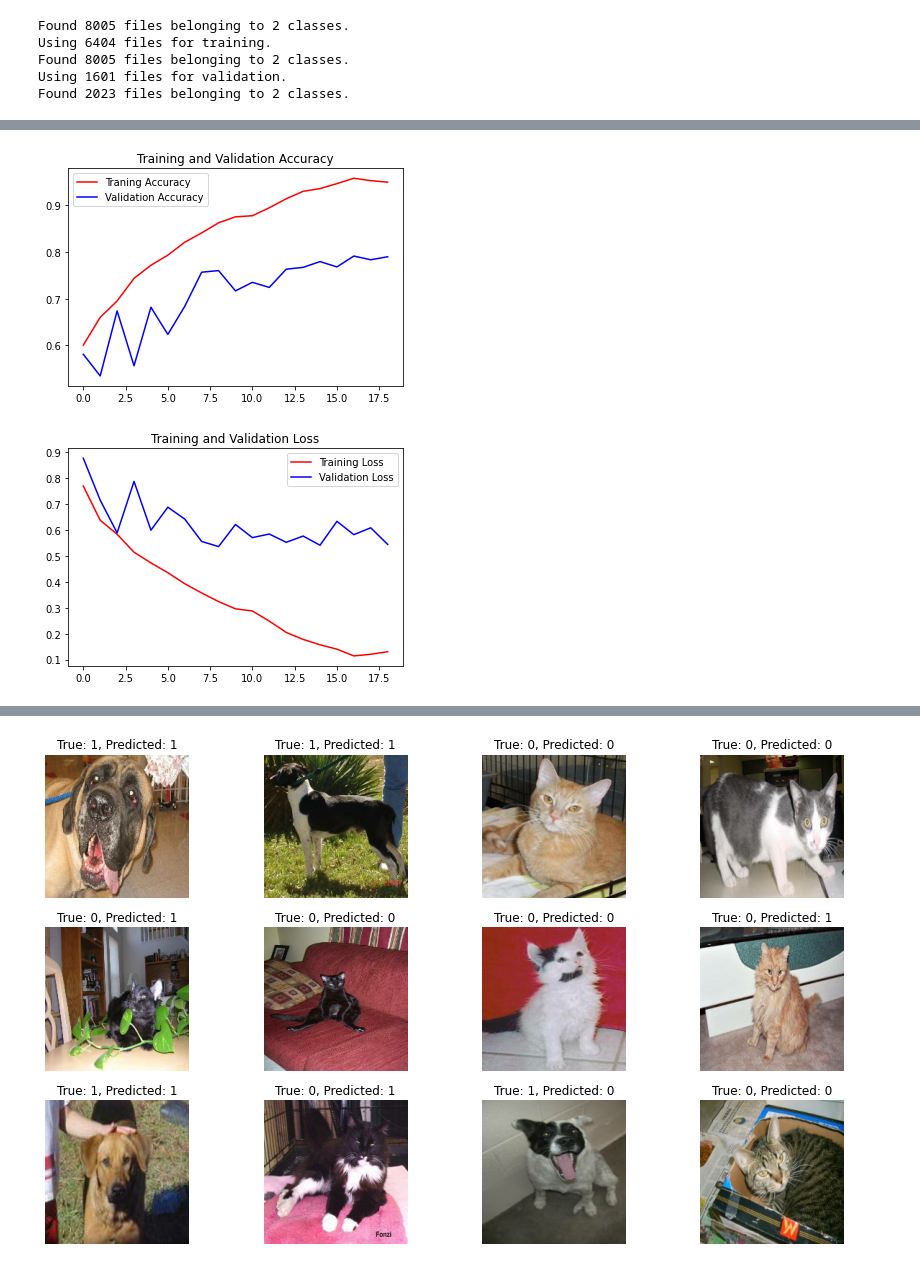
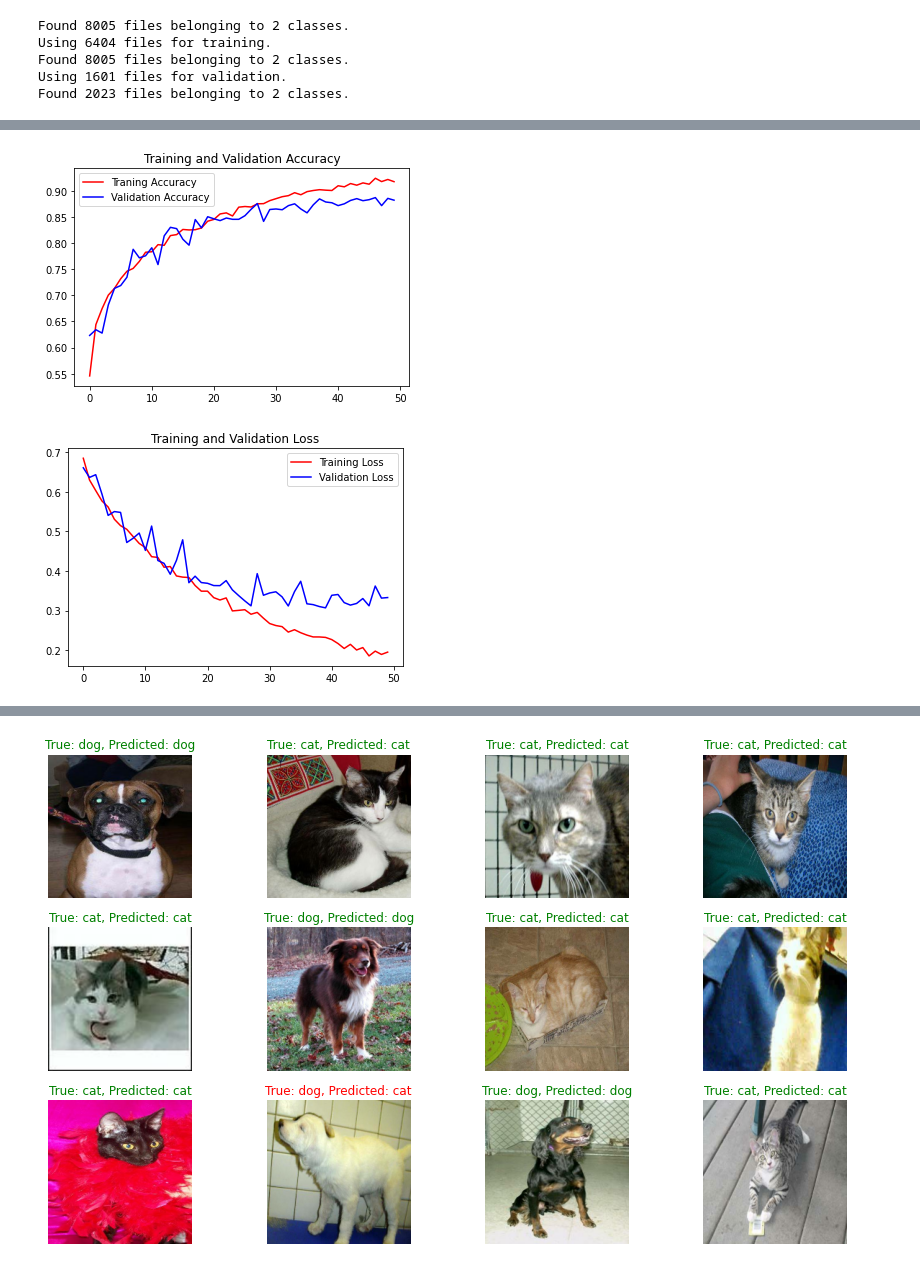
Before and after one commit to amirhosseinzinati/Cat-dog-classification-using-CNN, a Jupyter notebook: Cat_And_Dog_Classifier.ipynb, the cells around one changed output, grey strips where cells are left out. Cells and saved outputs as stored; diff of their text form; code cells hidden in the pictures.

```diff
--- a/Cat_And_Dog_Classifier.ipynb
+++ b/Cat_And_Dog_Classifier.ipynb
@@ -161,31 +151,27 @@ Found 2023 files belonging to 2 classes.
 model=Sequential()
 
 model.add(Conv2D(128,(3,3),activation='relu',padding='same',input_shape=(Image_Width,Image_Height,Image_Channels)))
-model.add(BatchNormalization())
-model.add(MaxPooling2D(pool_size=(2,2)))
-model.add(Dropout(0.25))
+# preprocessing
+model.add(CenterCrop(180, 180))
+model.add(Rescaling(scale=1./255))
+
+# applying image data augmentation
+model.add(RandomFlip('horizontal'))
+model.add(RandomRotation(0.1))
+model.add(MaxPooling2D(pool_size=(2,2),strides=2))
 
 model.add(Conv2D(256,(3,3),activation='relu',padding='same'))
-model.add(BatchNormalization())
-model.add(MaxPooling2D(pool_size=(2,2)))
-model.add(Dropout(0.25))
+model.add(MaxPooling2D(pool_size=(2,2),strides=2))
 
 model.add(Conv2D(64,(3,3),activation='relu',padding='same'))
-model.add(BatchNormalization())
-model.add(MaxPooling2D(pool_size=(2,2)))
-model.add(Dropout(0.25))
+model.add(MaxPooling2D(pool_size=(2,2),strides=2))
 
-model.add(Conv2D(64,(3,3),activation='relu',padding='same'))
-model.add(BatchNormalization())
-model.add(MaxPooling2D(pool_size=(2,2)))
-model.add(Dropout(0.25))
+
+model.add(Conv2D(32,(3,3),activation='relu',padding='same'))
+model.add(MaxPooling2D(pool_size=(2,2),strides=2))
 
 model.add(Flatten())
 
-model.add(Dense(512,activation='relu'))
-model.add(BatchNormalization())
-model.add(Dropout(0.5))
-
 model.add(Dense(1,activation='sigmoid'))
 # %%
 model.summary()
@@ -261,10 +259,9 @@ def plot_acc_loss(history):
 #Plot accuracy and loss.
 plot_acc_loss(history)
 # %% [output]
-[figure, old version]
+[figure, new version]
-[figure, old version]
+[figure, new version]
 # %%
-
 plt.figure(figsize=(15, 9))
 
 def predict(imgs):
@@ -281,6 +278,9 @@ for images, labels in test_set.take(1):
     for i in range(12):
         plt.subplot(3, 4, i+1)
         plt.imshow(images[i].numpy().astype('uint8'))
-        plt.title(f'True: {int(labels[i])}, Predicted: {pred[i]}')
+        if(int(labels[i])==pred[i]):
+          plt.title(f'True: {"cat" if int(labels[i])==0 else "dog"}, Predicted: {"cat"  if pred[i]==0 else "dog"}',color="green")
+        else:
+          plt.title(f'True: {"cat" if int(labels[i])==0 else "dog"}, Predicted: {"cat"  if pred[i]==0 else "dog"}',color="red")
         plt.axis('off')
 # %% [output]
@@ -288 +288 @@ for images, labels in test_set.take(1):
-[figure, old version]
+[figure, new version]
```
Also changed, not shown: parts of 16 cells of this notebook.
